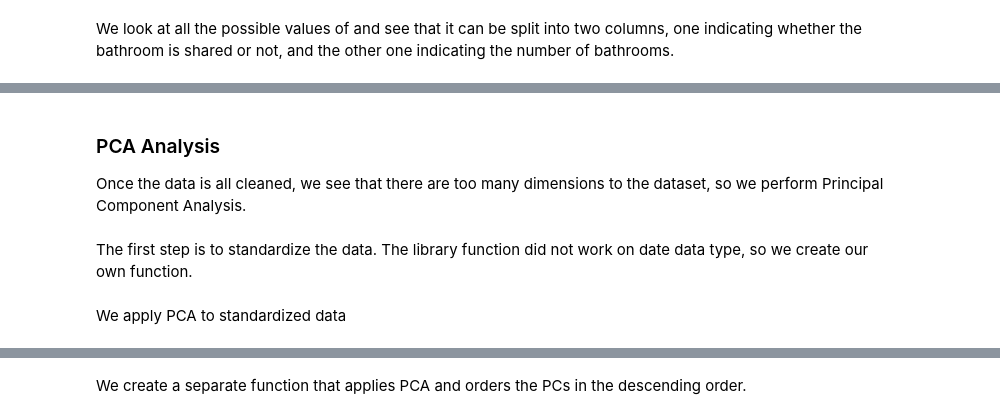
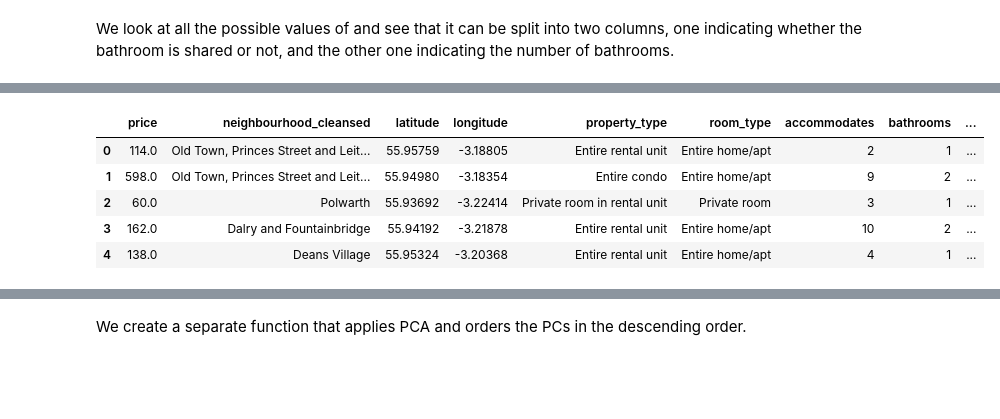
Before and after one commit to pkhudov/Edinburgh_Property_Analysis, a Jupyter notebook: propertyAnalysis.ipynb, the cells around one changed output, grey strips where cells are left out. Drawn from its saved outputs; the diff is of its cells as text; code cells hidden in the pictures; blank space fills up the shorter version.

```diff
--- a/propertyAnalysis.ipynb
+++ b/propertyAnalysis.ipynb
@@ -152,4 +177,0 @@ amenities_expanded.columns.values.tolist()
-# %%
-listings_df = listings_df.drop(["amenities"], axis=1)
-
-listings_df.columns.tolist()
@@ -158,17 +177,0 @@ With the rest of the columns, including the ones with comma separated values, we
-# %%
-host_verifications_expanded = listings_df['host_verifications'].str.get_dummies(sep=', ')
-# host_locations_expanded = listings_df['host_location'].str.get_dummies()
-neighborhood_expanded = listings_df['neighbourhood_cleansed'].str.get_dummies()
-property_type_expanded = listings_df['property_type'].str.get_dummies()
-room_type_expanded = listings_df['room_type'].str.get_dummies()
-
-#Once separated, we drop them
-listings_df = listings_df.drop(["host_verifications", "neighbourhood_cleansed", "property_type", "room_type"], axis=1)
-
-
-#Join the dummy variable columns with the original dataframe
-#listings_df = pd.concat([listings_df, host_verifications_expanded, host_locations_expanded, neighborhood_expanded, property_type_expanded, room_type_expanded], axis=1)
-listings_df = pd.concat([listings_df, host_verifications_expanded, neighborhood_expanded, property_type_expanded, room_type_expanded], axis=1)
-
-
-listings_df.head()
@@ -177,4 +177,0 @@ There are two columns that have similar information: "property_type" and "room_t
-# %%
-#Merge columns with the same name keeping the largest value
-listings_df = listings_df.groupby(listings_df.columns, axis=1).max()
-listings_df.info()
@@ -184,5 +177,0 @@ listings_df.info()
-# %% [markdown]
-### PCA Analysis
-Once the data is all cleaned, we see that there are too many dimensions to the dataset, so we perform Principal Component Analysis.
-# %% [markdown]
-The first step is to standardize the data. The library function did not work on date data type, so we create our own function.
@@ -204,2 +177,0 @@ standardized.head()
-# %% [markdown]
-We apply PCA to standardized data
@@ -210,0 +178,24 @@ print(pca.components_) # Eigenvector (C
+# %%
+
+#Create a column indicating whether a bathroom is shared or private
+listings_df.insert(7, "shared_bathroom",listings_df["bathrooms_text"].str.contains("shared"))
+
+#Extract the number of bathrooms using regular expression
+pattern = re.compile(r'\d+')
+#If no number is found, assume 1 bathroom
+listings_df["bathrooms_text"] = listings_df["bathrooms_text"].apply(lambda x: int(pattern.search(x).group()) if pattern.search(x) else 1)
+listings_df.rename(columns={"bathrooms_text": "bathrooms"}, inplace=True)
+
+#Put price at the beginning of the dataframe
+price = listings_df.pop("price")
+listings_df.insert(0, "price", price)
+
+
+listings_df.head()
+# %% [output]
+|  | price | neighbourhood_cleansed | latitude | longitude | property_type | room_type | accommodates | bathrooms | ... |
+| 0 | 114.0 | Old Town, Princes Street and Leit... | 55.95759 | -3.18805 | Entire rental unit | Entire home/apt | 2 | 1 | ... |
+| 1 | 598.0 | Old Town, Princes Street and Leit... | 55.94980 | -3.18354 | Entire condo | Entire home/apt | 9 | 2 | ... |
+| 2 | 60.0 | Polwarth | 55.93692 | -3.22414 | Private room in rental unit | Private room | 3 | 1 | ... |
+| 3 | 162.0 | Dalry and Fountainbridge | 55.94192 | -3.21878 | Entire rental unit | Entire home/apt | 10 | 2 | ... |
+| 4 | 138.0 | Deans Village | 55.95324 | -3.20368 | Entire rental unit | Entire home/apt | 4 | 1 | ... |
```
Also changed, not shown: parts of 102 cells of this notebook, 9 other files.
